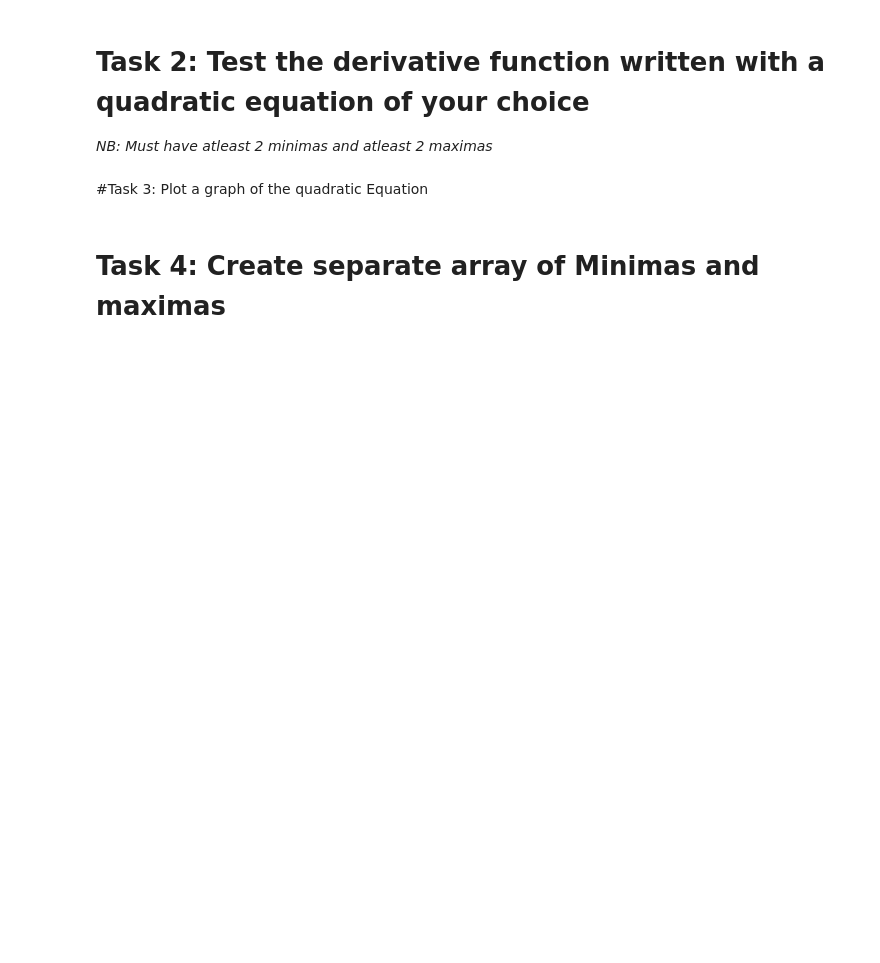
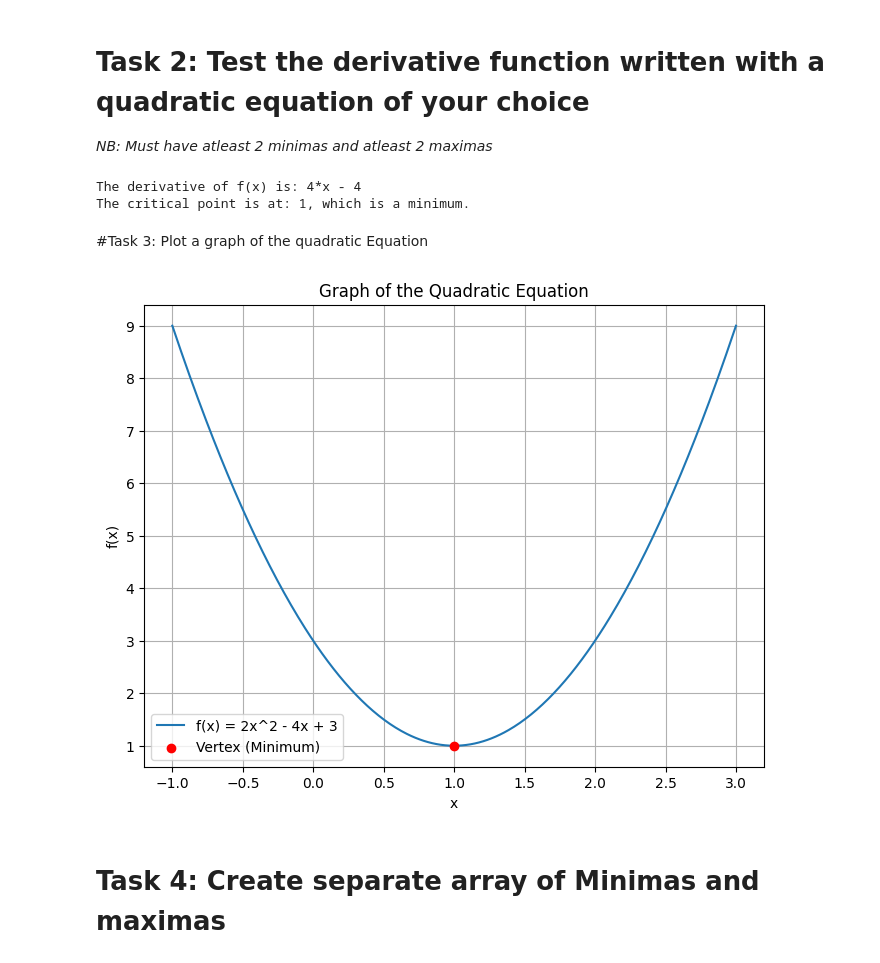
Before and after one commit to thedavidemmanuel/math_for_ml, a Jupyter notebook: Calculus.ipynb, the cells around one changed output. Saved outputs shown, nothing was run; the diff lists cells and outputs as text; code cells hidden in the pictures; blank space fills up the shorter version.

```diff
--- a/Calculus.ipynb
+++ b/Calculus.ipynb
@@ -15,2 +23,47 @@ def f(x):
+# %%
+import sympy as sp
+
+# A quartic function is defined here instead of a quadratic function because
+# the task requirement has an error. A quadratic function cannot have two minima
+# and two maxima. A quartic function, which is a fourth-degree polynomial, can have
+# the required number of minima and maxima.
+
+def dy_dx(func_str, variable_str='x'):
+    # Define the symbol for differentiation
+    x = sp.symbols(variable_str)
+    # Convert the input string to a sympy expression
+    func = sp.sympify(func_str)
+    # Calculate the derivative of the function with respect to x
+    derivative = sp.diff(func, x)
+    # Return the derivative expression
+    return derivative
+
+# Define the quadratic function f(x) that follows the property of having only one extremum
+def f(x):
+    return 2*x**2 - 4*x + 3  # This quadratic function has a single minimum
+
+# Use dy_dx to calculate the derivative of the function f(x)
+input_function = "2*x**2 - 4*x + 3"
+
+# Calculate the derivative using the dy_dx function
+derivative = dy_dx(input_function)
+
+# Find the critical point where the derivative is zero
+critical_point = sp.solve(derivative, sp.symbols('x'))[0]  # Should be only one critical point
+
+# Determine if the critical point is a minimum or maximum
+second_derivative = sp.diff(derivative, sp.symbols('x'))
+test_value = second_derivative.subs(sp.symbols('x'), critical_point)
+if test_value > 0:
+    extremum_type = "minimum"
+else:
+    extremum_type = "maximum"
+
+# Print the derivative and critical point information
+print(f"The derivative of f(x) is: {derivative}")
+print(f"The critical point is at: {critical_point}, which is a {extremum_type}.")
+# %% [output]
+The derivative of f(x) is: 4*x - 4
+The critical point is at: 1, which is a minimum.
 # %% [markdown]
 #Task 3: Plot a graph of the quadratic Equation
@@ -21,2 +70,36 @@ import matplot.pyplot as plt
+# %%
+import matplotlib.pyplot as plt
+import numpy as np
+
+# Define the quadratic function f(x)
+def f(x):
+    return 2*x**2 - 4*x + 3
+
+# Generate a range of x values around the critical point for better visualization
+x = np.linspace(-1, 3, 400)  # Adjust range as needed
+
+# Compute y values using the quadratic function
+y = f(x)
+
+# Create the plot
+plt.figure(figsize=(8, 6))
+plt.plot(x, y, label='f(x) = 2x^2 - 4x + 3')
+
+# Mark the critical point (vertex of the parabola) on the plot
+vertex_x = 1  # From the derivative being set to zero
+vertex_y = f(vertex_x)
+plt.scatter(vertex_x, vertex_y, color='red', label='Vertex (Minimum)', zorder=5)
+
+# Label the axes and the graph
+plt.title('Graph of the Quadratic Equation')
+plt.xlabel('x')
+plt.ylabel('f(x)')
+plt.legend()
+plt.grid(True)
+
+# Show the plot
+plt.show()
+# %% [output]
+[figure, added]
 # %% [markdown]
 # Task 4: Create separate array of Minimas and maximas
```
Also changed, not shown: parts of 10 cells of this notebook.
